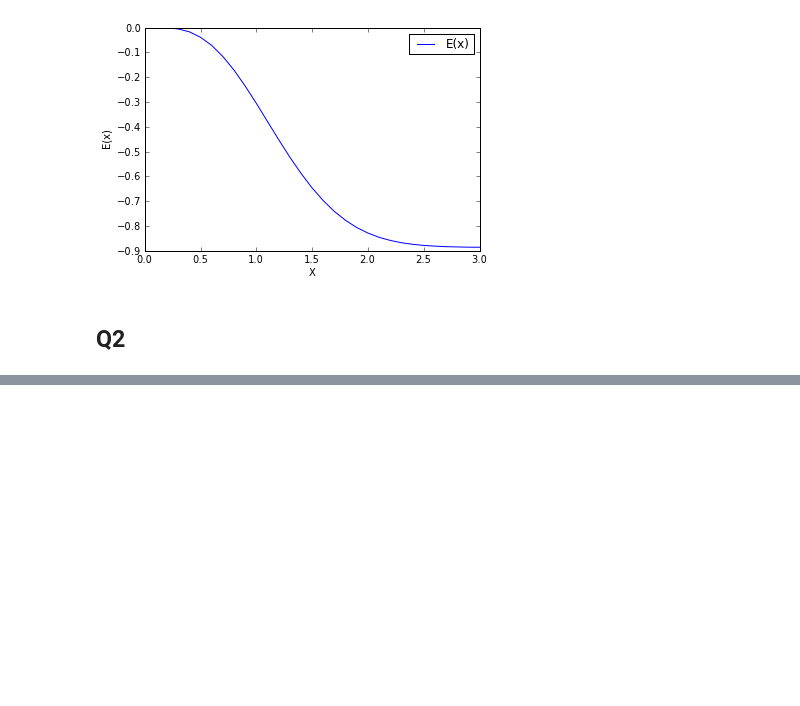
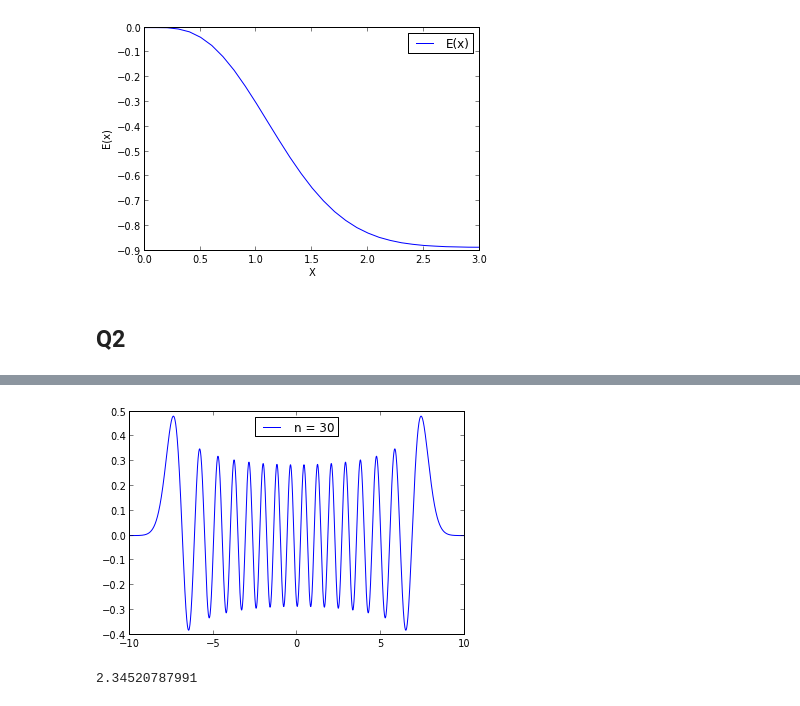
Before and after one commit to jeziegle/PHYS202-S13, a Jupyter notebook: Week5/NumericalIntegExercise4.ipynb, the cells around one changed output, grey strips where cells are left out. Cells and saved outputs as stored; diff of their text form; code cells hidden in the pictures; blank space fills up the shorter version.

```diff
--- a/Week5/NumericalIntegExercise4.ipynb
+++ b/Week5/NumericalIntegExercise4.ipynb
@@ -21,0 +101,14 @@ Q2
+# %%
+x = arange(-10,10.01,.01)
+plot(x,psi(30,x),label="n = 30")
+legend(loc = 'upper center')
+
+show()
+# %% [output]
+[figure, added]
+# %%
+x2expec = lambda x: (x*psi(5,x))**2
+a, err  = integ.quad(x2expec, -Inf,Inf)
+print sqrt(a)
+# %% [output]
+2.34520787991
```
Also changed, not shown: parts of 9 cells of this notebook.
